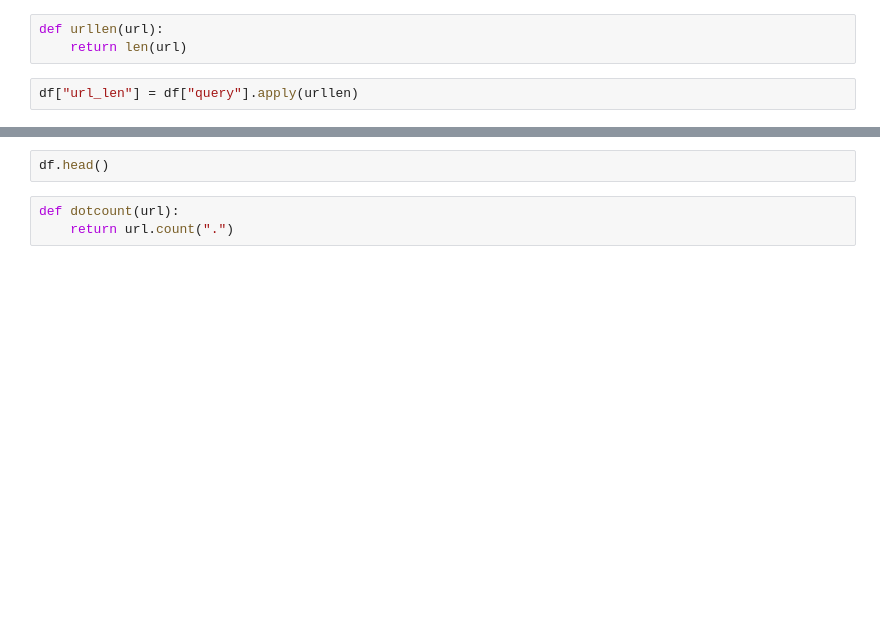
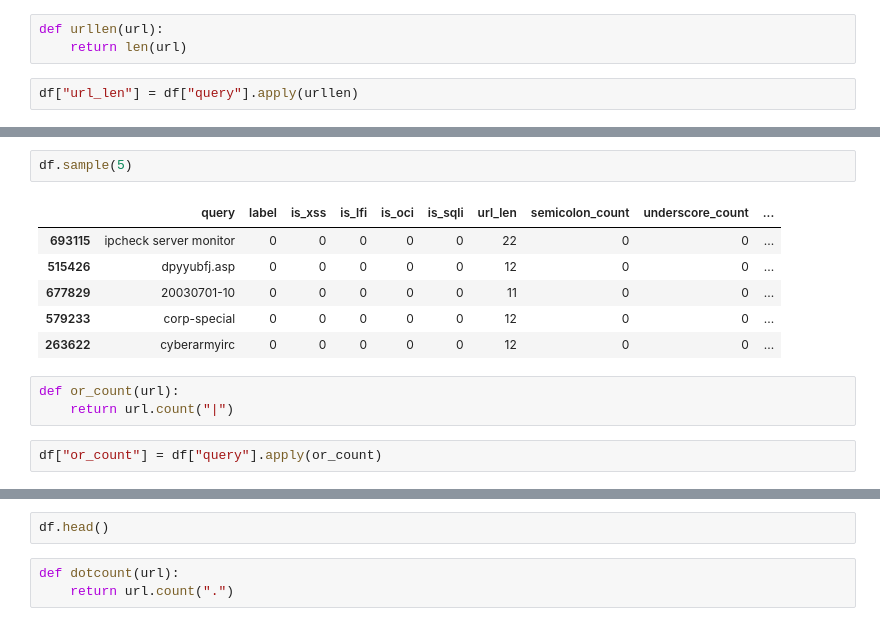
Before and after one commit to thealper2/AISECLAB-cyber-inspector, a Jupyter notebook: website/notebooks/notebook.ipynb, the cells around one changed output, grey strips where cells are left out. Drawn from its saved outputs; the diff is of its cells as text; blank space fills up the shorter version.

```diff
--- a/website/notebooks/notebook.ipynb
+++ b/website/notebooks/notebook.ipynb
@@ -158,0 +311,14 @@ df["delim_count"] = df["query"].apply(delimitercount)
+# %%
+df.sample(5)
+# %% [output]
+|  | query | label | is_xss | is_lfi | is_oci | is_sqli | url_len | semicolon_count | underscore_count | ... |
+| 693115 | ipcheck server monitor | 0 | 0 | 0 | 0 | 0 | 22 | 0 | 0 | ... |
+| 515426 | dpyyubfj.asp | 0 | 0 | 0 | 0 | 0 | 12 | 0 | 0 | ... |
+| 677829 | 20030701-10 | 0 | 0 | 0 | 0 | 0 | 11 | 0 | 0 | ... |
+| 579233 | corp-special | 0 | 0 | 0 | 0 | 0 | 12 | 0 | 0 | ... |
+| 263622 | cyberarmyirc | 0 | 0 | 0 | 0 | 0 | 12 | 0 | 0 | ... |
+# %%
+def or_count(url):
+    return url.count("|")
+# %%
+df["or_count"] = df["query"].apply(or_count)
```
Also changed, not shown: parts of 109 cells of this notebook.
